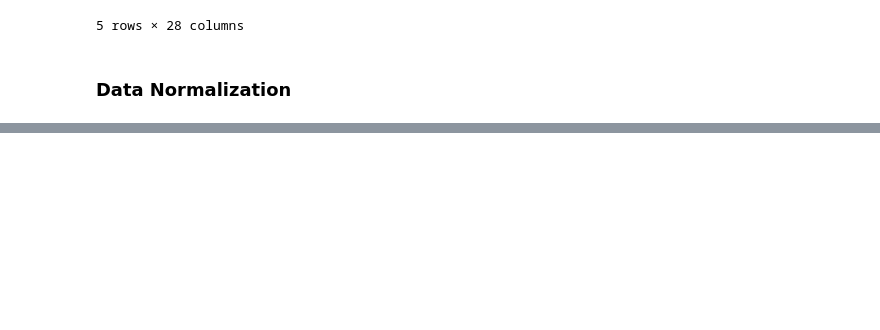
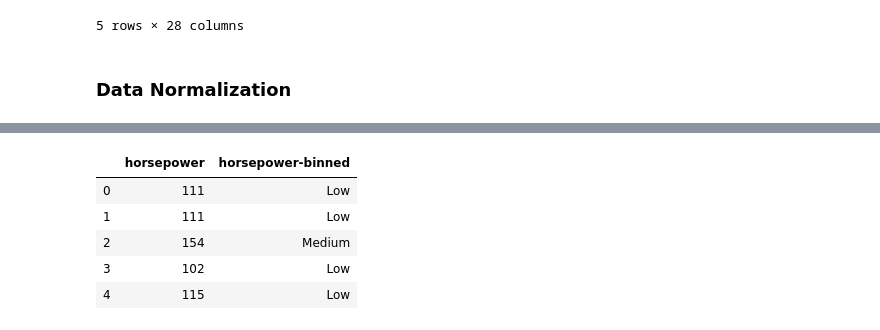
Before and after one commit to ghaffaru/used-car-price-prediction, a Jupyter notebook: train.ipynb, the cells around one changed output, grey strips where cells are left out. Saved outputs shown, nothing was run; the diff lists cells and outputs as text; code cells hidden in the pictures; blank space fills up the shorter version.

```diff
--- a/train.ipynb
+++ b/train.ipynb
@@ -405,0 +431,9 @@ df.head()
+# %%
+df[['horsepower','horsepower-binned']].head()
+# %% [output]
+|  | horsepower | horsepower-binned |
+| 0 | 111 | Low |
+| 1 | 111 | Low |
+| 2 | 154 | Medium |
+| 3 | 102 | Low |
+| 4 | 115 | Low |
```
Also changed, not shown: parts of 9 cells of this notebook.
